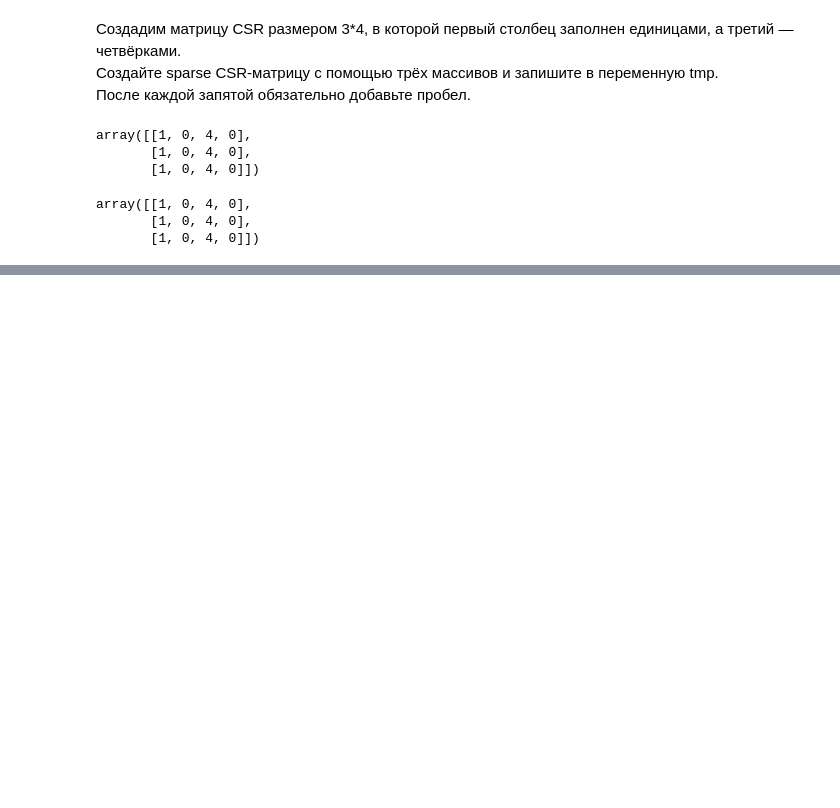
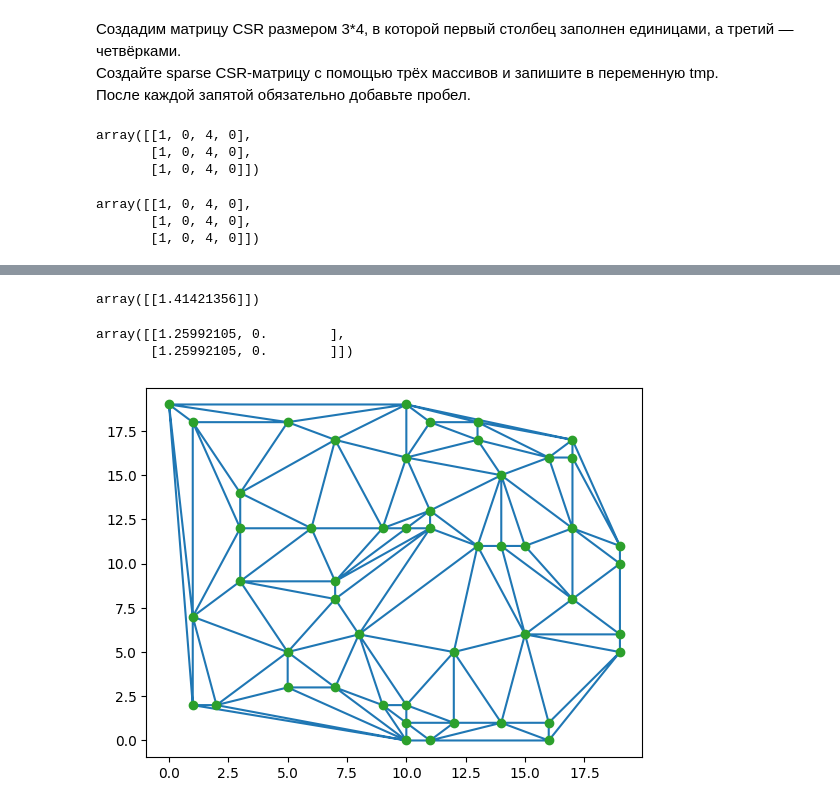
Before and after one commit to PavelNovikov888/SciPy, a Jupyter notebook: SciPy_Установка.ipynb, the cells around one changed output, grey strips where cells are left out. Drawn from its saved outputs; the diff is of its cells as text; code cells hidden in the pictures; blank space fills up the shorter version.

```diff
--- a/SciPy_Установка.ipynb
+++ b/SciPy_Установка.ipynb
@@ -165,0 +225,30 @@ array([[1, 0, 4, 0],
+# %%
+# Импортируем функцию:
+from scipy.spatial import distance_matrix
+
+# Посчитаем пример евклидова расстояния между векторами.
+distance_matrix([[0, 1]], [[1, 2]], p=2)
+# %% [output]
+array([[1.41421356]])
+# %%
+# Посчитаем расстояние Минковского третьей степени между матрицами.
+distance_matrix([[0, 1], [0, 1]], [[1, 2], [0, 1]], p=3)
+# %% [output]
+array([[1.25992105, 0.        ],
+       [1.25992105, 0.        ]])
+# %%
+# ТРИАНГУЛЯЦИЯ ДЕЛОНЕ
+points = [(12, 1), (7, 17), (7, 3), (10, 12), (14, 15), (1, 2), (13, 11), (17, 16), (5, 18),
+(10, 16), (9, 12), (3, 14), (12, 5), (19, 6), (13, 17), (17, 17), (1, 7), (1, 18), (19, 11), (14, 11),
+(15, 11), (10, 1), (9, 2), (17, 12), (11, 18), (5, 5), (10, 0), (16, 0), (14, 1), (7, 9), (5, 3), (11,
+13), (2, 2), (0, 19), (3, 12), (7, 8), (11, 12), (3, 9), (10, 2), (16, 1), (13, 18), (19, 5), (15, 6),
+(17, 8), (8, 6), (10, 19), (19, 10), (16, 16), (11, 0), (6, 12)]
+points = np.array(points)
+tri = Delaunay(points)
+
+import matplotlib.pyplot as plt
+plt.triplot(points[:,0], points[:,1], tri.simplices)
+plt.plot(points[:,0], points[:,1], 'o')
+plt.show()
+# %% [output]
+[figure, added]
```
Also changed, not shown: parts of 12 cells of this notebook.
